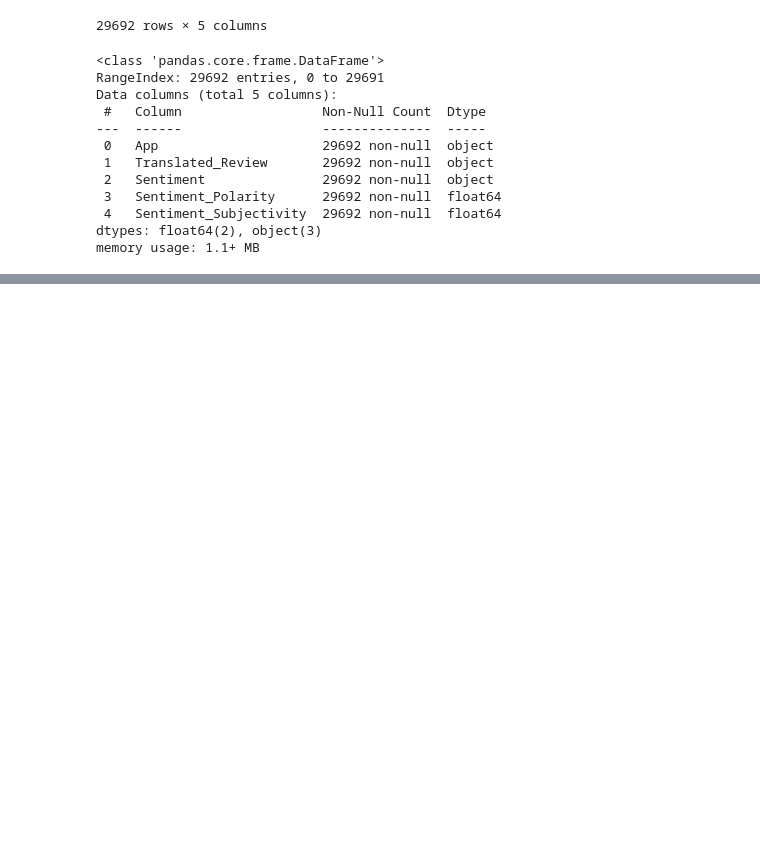
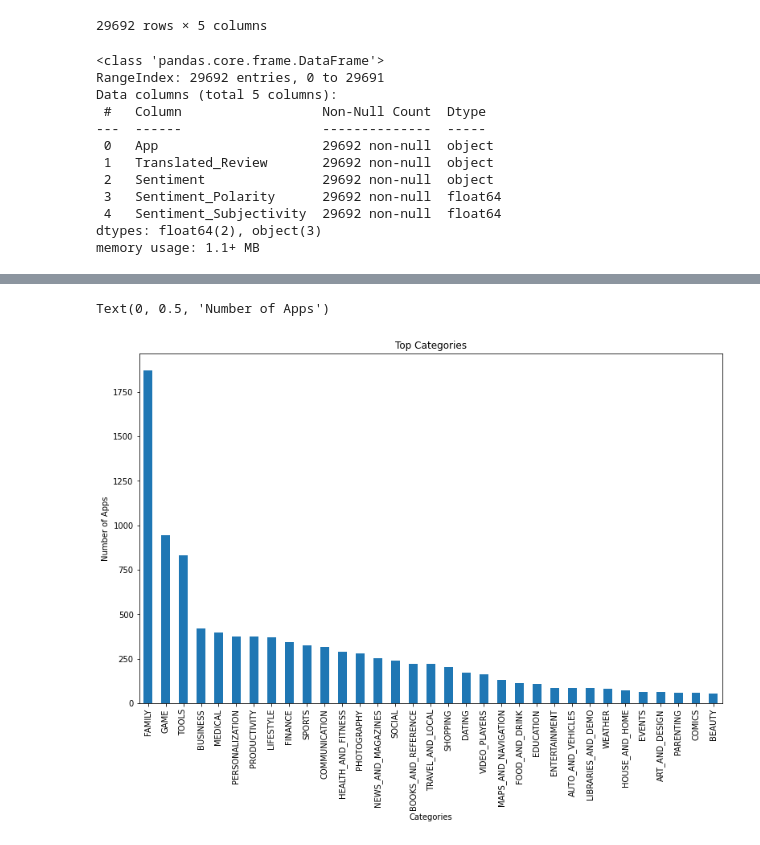
Before and after one commit to Pooja-Dalwani/PlayStoreAppReviewAnalysisEDA, a Jupyter notebook: Capstone_Project_PlayStoreAppReviewAnalysis.ipynb, the cells around one changed output, grey strips where cells are left out. Cells and saved outputs as stored; diff of their text form; code cells hidden in the pictures; blank space fills up the shorter version.

```diff
--- a/Capstone_Project_PlayStoreAppReviewAnalysis.ipynb
+++ b/Capstone_Project_PlayStoreAppReviewAnalysis.ipynb
@@ -432,0 +437,10 @@ memory usage: 1.1+ MB
+# %%
+x = temp_df['Category'].value_counts()
+plt.rcParams['figure.figsize'] = (13,8)
+x.plot(kind='bar')
+plt.title('Top Categories')
+plt.xlabel('Categories')
+plt.ylabel('Number of Apps')
+# %% [output]
+Text(0, 0.5, 'Number of Apps')
+[figure, added]
```
Also changed, not shown: parts of 8 cells of this notebook.
